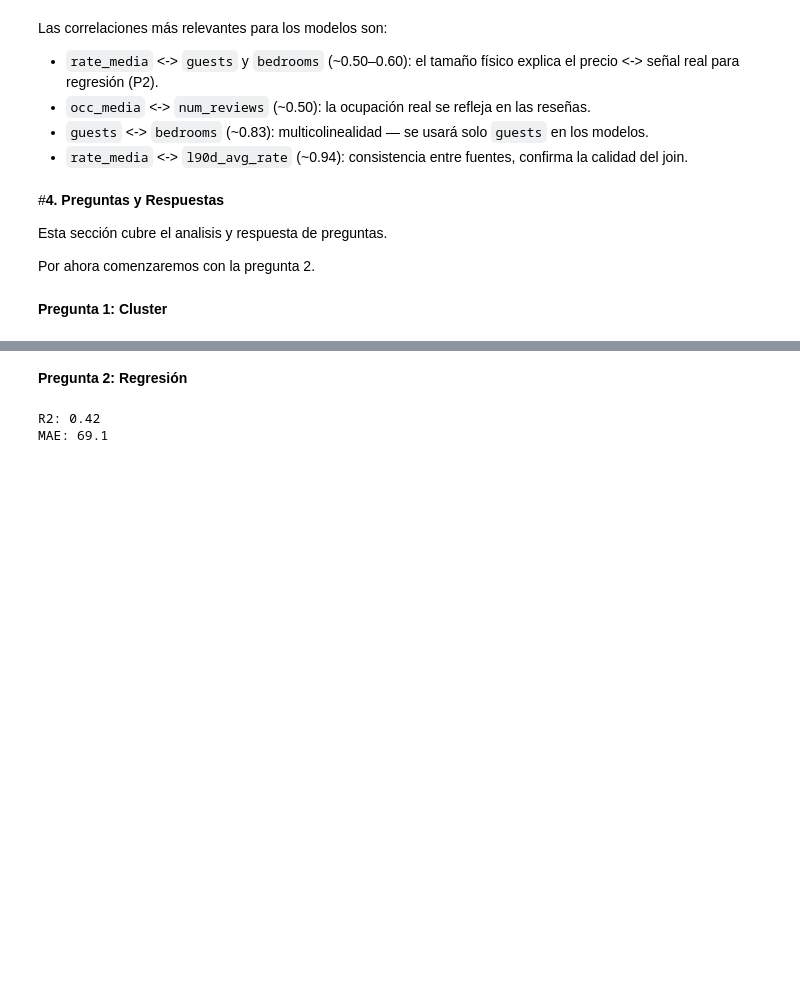
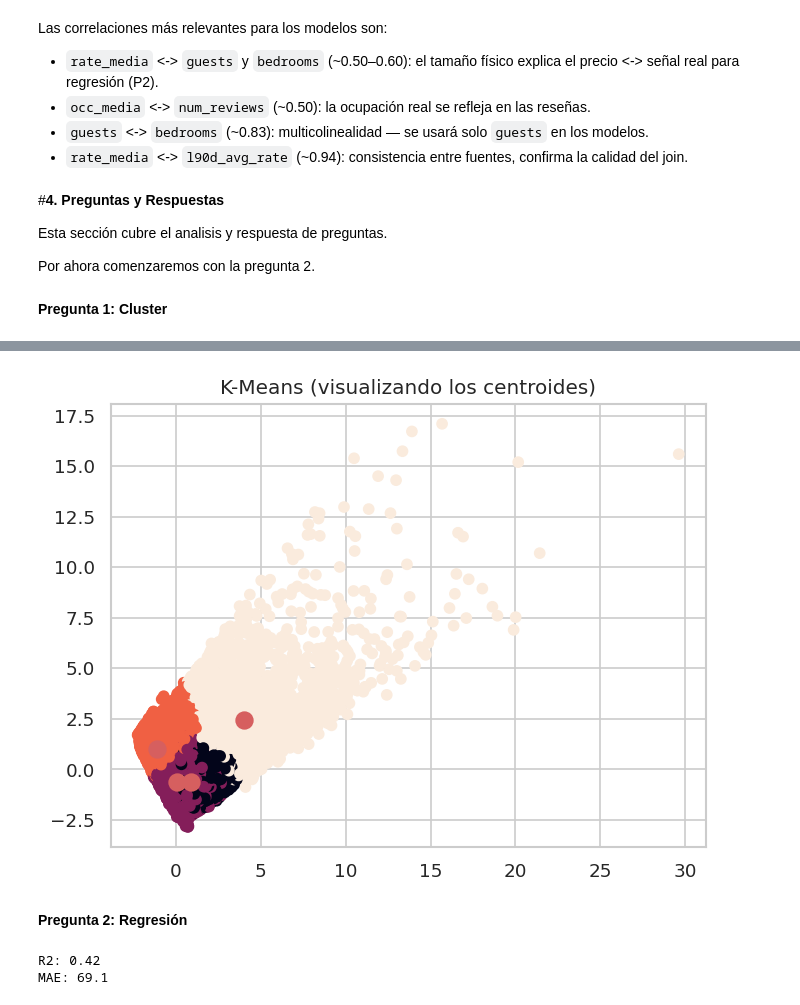
Before and after one commit to Rajevic-0/Proyecto-Mineria-De-Datos, a Jupyter notebook: Notebooks/Hito_1.ipynb, the cells around one changed output, grey strips where cells are left out. Saved outputs shown, nothing was run; the diff lists cells and outputs as text; code cells hidden in the pictures; blank space fills up the shorter version.

```diff
--- a/Notebooks/Hito_1.ipynb
+++ b/Notebooks/Hito_1.ipynb
@@ -462,3 +492,16 @@ Por ahora comenzaremos con la pregunta 2.
+# %%
+kmeans3 = KMeans(n_clusters=4, n_init=20, max_iter=50, random_state=1)
+kmeans3.fit(X_scaled)
+
+centroids3 = kmeans3.cluster_centers_
+centroids3_pca = pca.transform(centroids3)
+
+plt.scatter(X_pca[:, 0], X_pca[:, 1], c=kmeans3.labels_)
+plt.scatter(centroids3_pca[:,0], centroids3_pca[:,1], s=100, facecolors='r')
+plt.title("K-Means (visualizando los centroides)")
+plt.show()
+# %% [output]
+[figure, added]
 # %% [markdown]
 **Pregunta 2: Regresión**
 # %%
```
Also changed, not shown: parts of 16 cells of this notebook.
